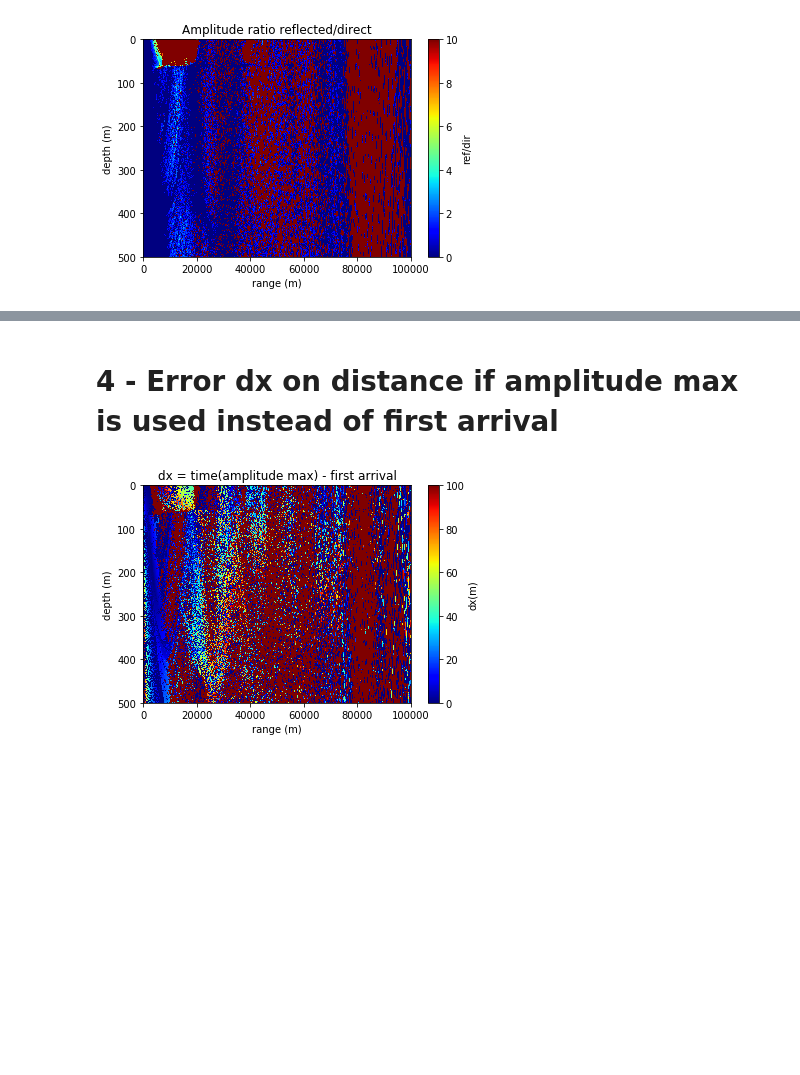
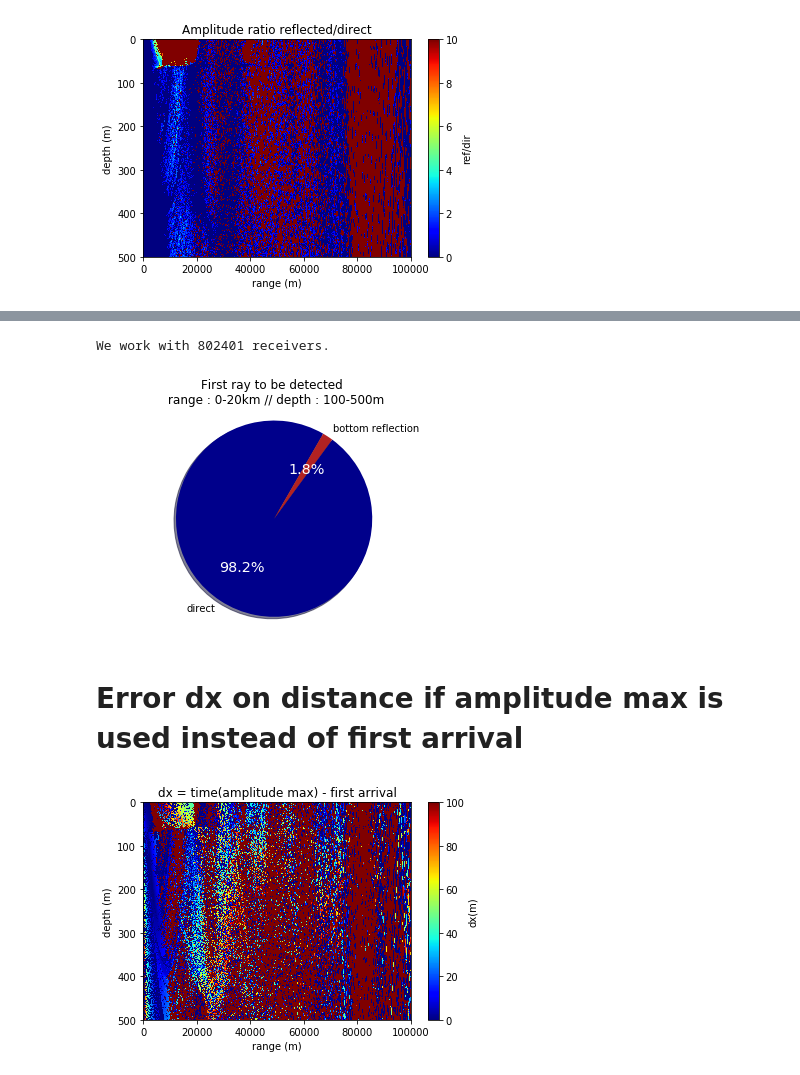
Before and after one commit to ponchama/Cognac_Acoustique, a Jupyter notebook: Bellhop/Arrival_times.ipynb, the cells around one changed output, grey strips where cells are left out. Cells and saved outputs as stored; diff of their text form; code cells hidden in the pictures; blank space fills up the shorter version.

```diff
--- a/Bellhop/Arrival_times.ipynb
+++ b/Bellhop/Arrival_times.ipynb
@@ -349,5 +451,29 @@ plt.gca().invert_yaxis()
+# %%
+# sur les 20 premiers km, entre 100 et 500m
+
+Zoom_Dir1 = Dir1 [0:2001,100:,:]
+
+tot = np.shape(Zoom_Dir1)[0]*np.shape(Zoom_Dir1)[1]
+print('We work with %d receivers.' %tot)
+direct = np.shape( np.where(Zoom_Dir1==-1)[0] )[0]
+no_ray = np.shape(np.where(np.isnan(Zoom_Dir1)))[1]
+bot_ref = np.shape( np.where(Zoom_Dir1==1)[0] )[0]
+
+name = ['direct', 'bottom reflection']
+data = [direct, bot_ref]
+patches, texts, autotexts = plt.pie(data, labels=name, colors=['darkblue','firebrick'], \
+                                    autopct='%1.1f%%', startangle=60, shadow=True)
+for t in autotexts:
+    t.set_color('w')
+    t.set_size('x-large')
+plt.axis('equal')
+plt.title ('First ray to be detected \n range : 0-20km // depth : 100-500m')
+plt.show()
+# %% [output]
+We work with 802401 receivers.
+[figure, added]
 # %% [markdown]
-# 4 - Error dx on distance if amplitude max is used instead of first arrival
+#  Error dx on distance if amplitude max is used instead of first arrival
 # %%
 # error dx for all sources and all receivers
 
```
Also changed, not shown: parts of 19 cells of this notebook.
